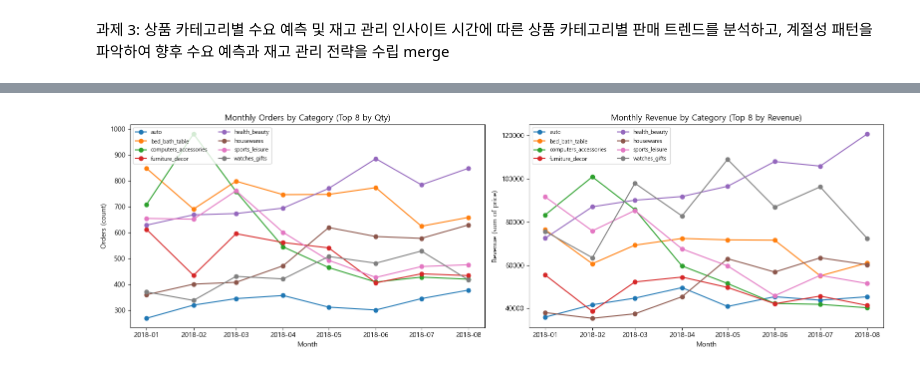
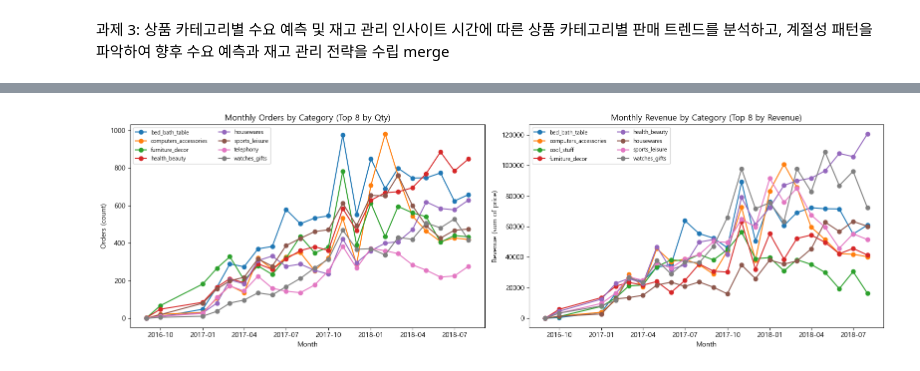
Before and after one commit to hhayan/project_olist_ecommerce, a Jupyter notebook: 과제3.ipynb, the cells around one changed output, grey strips where cells are left out. Saved outputs shown, nothing was run; the diff lists cells and outputs as text; code cells hidden in the pictures.

```diff
--- a/과제3.ipynb
+++ b/과제3.ipynb
@@ -80,11 +188,11 @@ memory usage: 38.5+ MB
 # %%
 # 1) 월 단위 컬럼 생성
-df["month"] = df["order_purchase_timestamp"].values.astype("datetime64[M]")
-df["qty"] = 1  # 각 row = 1개 주문 아이템
+merge_final["month"] = merge_final["order_purchase_timestamp"].values.astype("datetime64[M]")
+merge_final["qty"] = 1  # 각 row = 1개 주문 아이템
 
 # 2) 월별 카테고리별 판매량 / 매출 집계
 monthly_cat = (
-    df.groupby(["month", "product_category_name_english"], as_index=False)
+    merge_final.groupby(["month", "product_category_name_english"], as_index=False)
       .agg(qty=("qty", "sum"),
            revenue=("price", "sum"))
       .sort_values(["month", "product_category_name_english"])
@@ -101,32 +209,32 @@ topN_rev = (monthly_cat.groupby("product_category_name_english")["revenue"]
 pivot_qty = (monthly_cat[monthly_cat["product_category_name_english"].isin(topN_qty)]
              .pivot(index="month", columns="product_category_name_english", values="qty")
              .fillna(0))
 
 pivot_rev = (monthly_cat[monthly_cat["product_category_name_english"].isin(topN_rev)]
              .pivot(index="month", columns="product_category_name_english", values="revenue")
              .fillna(0))
 
 # 5) 시각화 (1줄에 2개 그래프)
 fig, axes = plt.subplots(1, 2, figsize=(16,5))
 
 # (왼쪽) 판매량
 for col in pivot_qty.columns:
     axes[0].plot(pivot_qty.index, pivot_qty[col], marker="o", label=col)
 axes[0].set_title(f"Monthly Orders by Category (Top {N} by Qty)")
 axes[0].set_xlabel("Month")
 axes[0].set_ylabel("Orders (count)")
 axes[0].legend(loc="upper left", ncol=2, fontsize=8)
 
 # (오른쪽) 매출액
 for col in pivot_rev.columns:
     axes[1].plot(pivot_rev.index, pivot_rev[col], marker="o", label=col)
 axes[1].set_title(f"Monthly Revenue by Category (Top {N} by Revenue)")
 axes[1].set_xlabel("Month")
 axes[1].set_ylabel("Revenue (sum of price)")
 axes[1].legend(loc="upper left", ncol=2, fontsize=8)
 
 plt.tight_layout()
 plt.show()
 # %% [output]
-[figure, old version]
+[figure, new version]
 # %%
```
Also changed, not shown: parts of 5 cells of this notebook.
